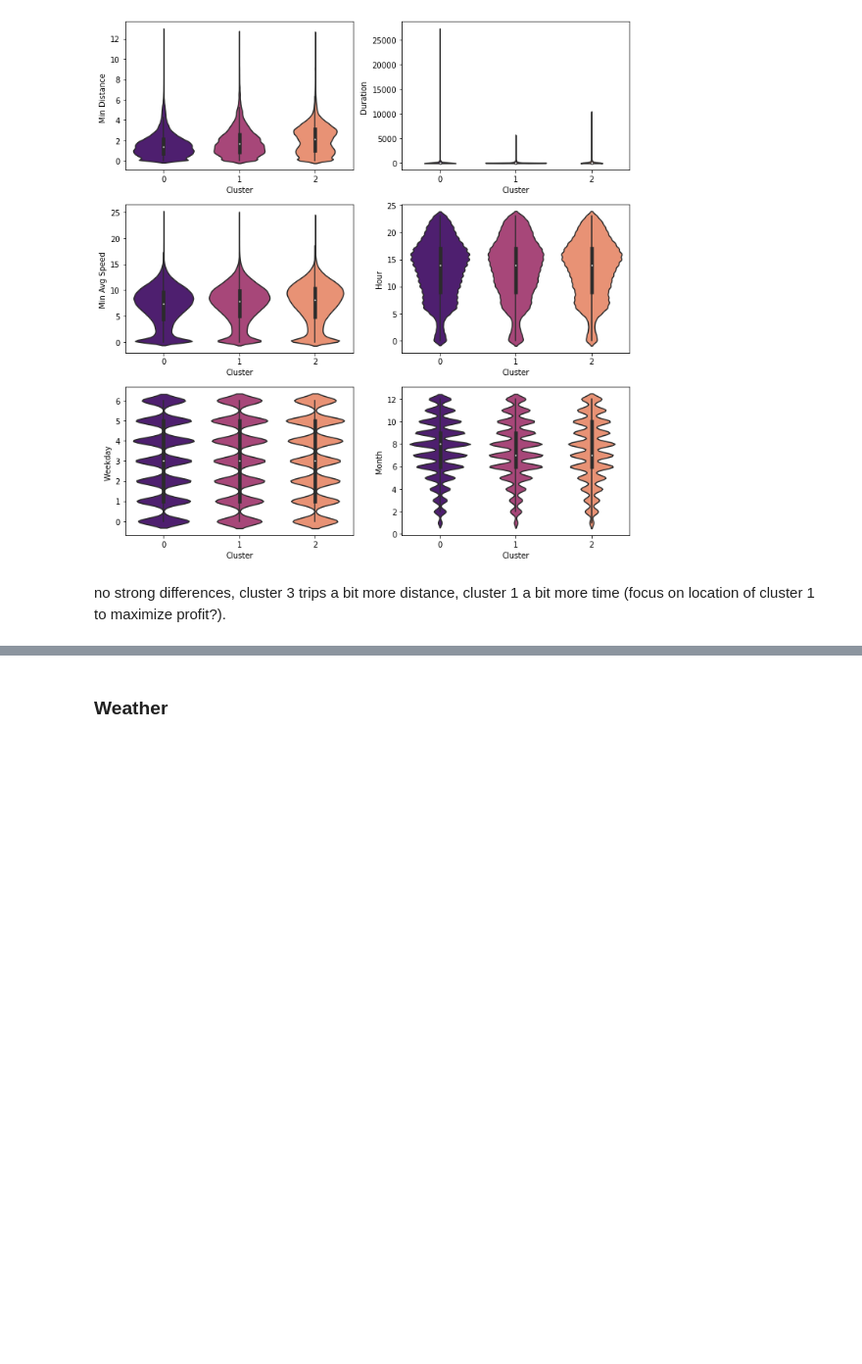
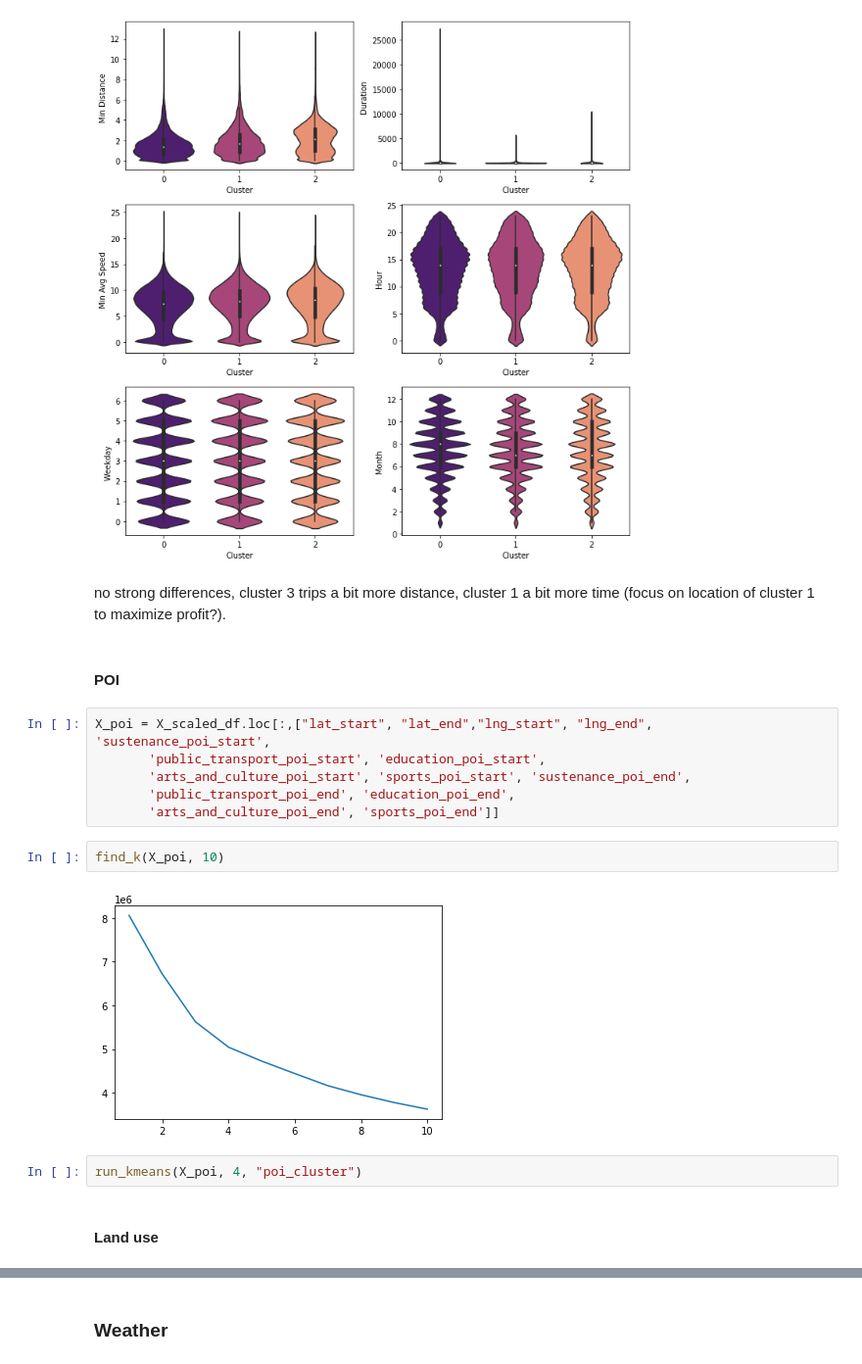
Before and after one commit to mogottsch/aaa-2022-magma, a Jupyter notebook: 03_cluster_analysis/clustering.ipynb, the cells around one changed output, grey strips where cells are left out. Shown at 98% size. Drawn from its saved outputs; the diff is of its cells as text; blank space fills up the shorter version.

Commit message:
[WIP] Clustering kmeans

```diff
--- a/03_cluster_analysis/clustering.ipynb
+++ b/03_cluster_analysis/clustering.ipynb
@@ -574,3 +571,19 @@ cluster_plots(['min_distance','duration', 'min_avg_speed', "hour", "weekday", "m
 [figure]
 # %% [markdown]
 no strong differences, cluster 3 trips a bit more distance, cluster 1 a bit more time (focus on location of cluster 1 to maximize profit?).
+# %% [markdown]
+#### POI
+# %%
+X_poi = X_scaled_df.loc[:,["lat_start", "lat_end","lng_start", "lng_end", 'sustenance_poi_start',
+       'public_transport_poi_start', 'education_poi_start',
+       'arts_and_culture_poi_start', 'sports_poi_start', 'sustenance_poi_end',
+       'public_transport_poi_end', 'education_poi_end',
+       'arts_and_culture_poi_end', 'sports_poi_end']]
+# %%
+find_k(X_poi, 10)
+# %% [output]
+[figure, added]
+# %%
+run_kmeans(X_poi, 4, "poi_cluster")
+# %% [markdown]
+#### Land use
```
Also changed, not shown: parts of 6 cells of this notebook.
